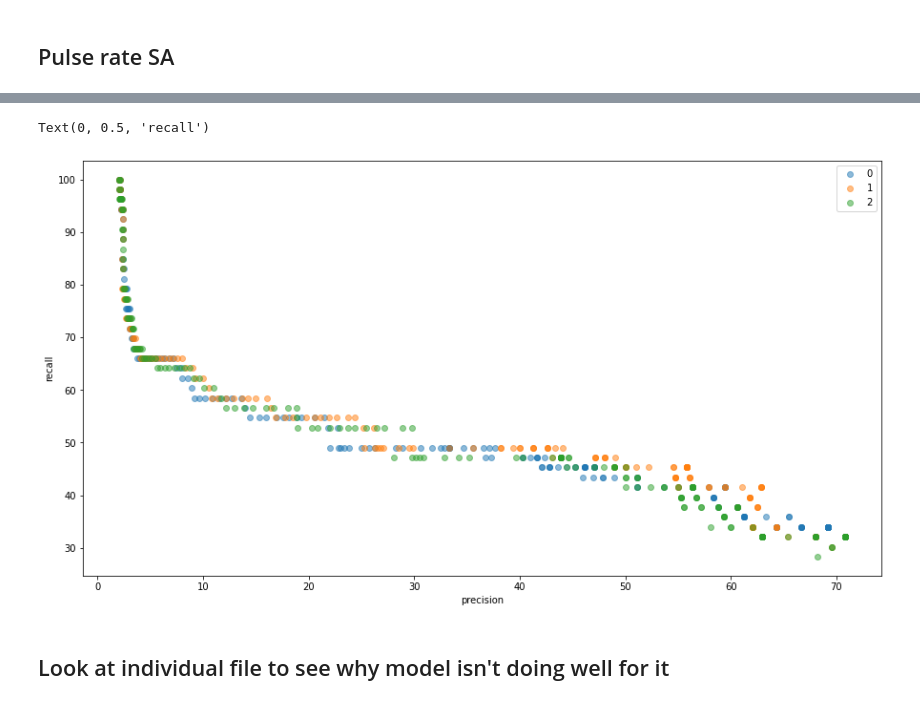
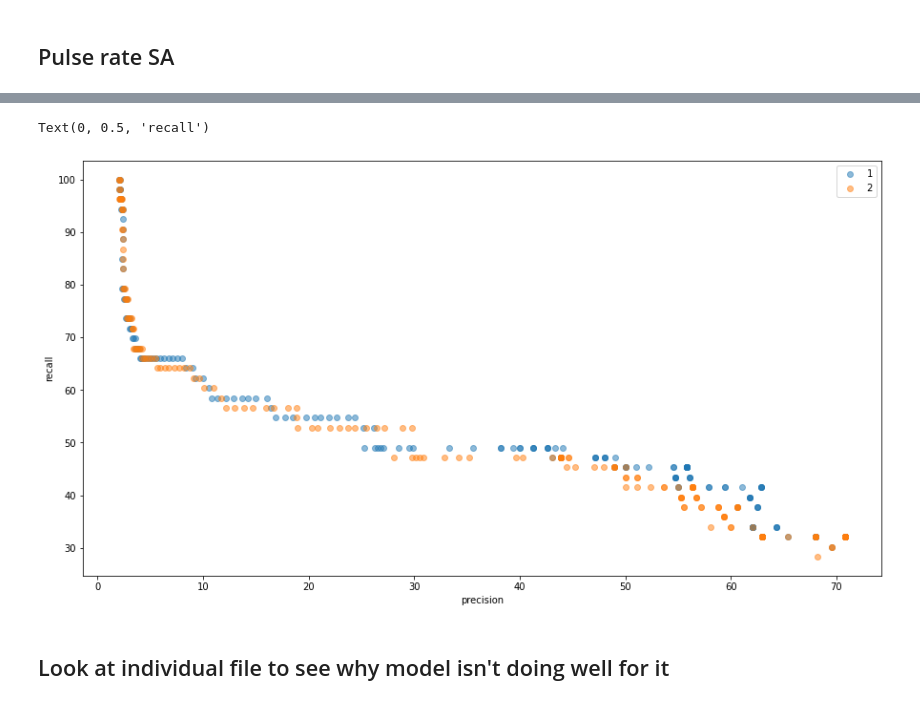
Before and after one commit to mayalapp/ga-frog-id, a Jupyter notebook: python-ribbit/data_cleaning.ipynb, the cells around one changed output, grey strips where cells are left out. Cells and saved outputs as stored; diff of their text form; code cells hidden in the pictures.

Commit message:
Organizing data cleaning for SA

```diff
--- a/python-ribbit/data_cleaning.ipynb
+++ b/python-ribbit/data_cleaning.ipynb
@@ -85,6 +85,20 @@ ich_verified_files_df['date']=pd.to_datetime(ich_verified_files_df['date'])
 # read in SA files
 sa_pulse_df = pd.read_csv("./ribbit_scores_pulse_rate_range/ribbit_scores2.csv")
 sa_pulse_df['date']=pd.to_datetime(sa_pulse_df['date'])
+
+
+# these files were labeled incorrectly in the ichaway data - there are gopher frogs in them
+# logger 5a:
+#20150205_194700
+#20150205_204700
+#20150205_214700
+
+# fix these mistakes
+temp = '/Volumes/Expansion/Frog Call Project/Calling Data/Frog Calls/ichaway_2015/5a/20150205_'
+incorrect_files =  [temp + '194700.wav', temp + '204700.wav', temp + '214700.wav']
+sa_pulse_df.loc[sa_pulse_df['file_path'].isin(incorrect_files),'Lcapito'] = 1
+ich_tr_df.loc[ich_tr_df['file_path'].isin(incorrect_files),'Lcapito'] = 1
+ich_verified_files_df.loc[ich_verified_files_df['file_path'].isin(incorrect_files),'Lcapito'] = 1
 # %%
 print("Number of verified files in Ichaway data: " + str(len(ich_tr_df)))
 print("Number of gopher frog observations in verified data: " + str(len(ich_tr_df[ich_tr_df['Lcapito'] == 1])))
@@ -116,6 +130,8 @@ def plot_rs(plot_df, score_col = 'score', cutoff = -1):
 # %% [markdown]
 ## Look at what files we got wrong
 # %%
+### Stopped working at the end of the day Friday for some reason - problem point indicated
+
 # Look at files with lowest RIBBIT scores that have documented Lcapito
 ich_tr_df[ich_tr_df['Lcapito'] == 1].sort_values(by = "score", ascending = True)
 
@@ -126,8 +142,17 @@ ich_tr_df[ich_tr_df['Lcapito'] == 0].sort_values(by = "score", ascending = False
 # List all false negatives in df
 #df = ich_verified_files_df
 df = ich_tr_df
-false_neg = df[(df['Lcapito'] == 1) & (df['score']<100)].sort_values(by = ["pond", "date"], ascending = True)
+false_neg = df[(df['Lcapito'] == 1) & (df['score']<100)].sort_values(by = ["pond", "date"], ascending = True) #Problem poin
 
-print("Number of false negatives: " + str(len(false_neg)))
-false_neg
+#print("Number of false negatives: " + str(len(false_neg)))
+#false_neg
+
+
+# List "obvious" false positives in df
+#df = ich_verified_files_df
+df = ich_tr_df
+#false_pos = df[(df['Lcapito'] == 0) & (df['score']>=100)].sort_values(by = ["pond", "date"], ascending = True) # problem point
+
+#print("Number of false positives: " + str(len(false_pos)))
+#false_pos
 # %% [output]
@@ -194,17 +201,17 @@ ich_accuracy2 = calc_accuracy(sa_pulse_df, cutoffs)
 # %%
 # plot precision and recall for pulse rate sa - looks like [12,28] is best of the options
 
 fig, ax = plt.subplots()  # a figure with a single Axes
-ax.scatter(ich_accuracy0['precision'],ich_accuracy0['recall'], alpha = 0.5, label = "0")
+#ax.scatter(ich_accuracy0['precision'],ich_accuracy0['recall'], alpha = 0.5, label = "0")
 ax.scatter(ich_accuracy1['precision'],ich_accuracy1['recall'], alpha = 0.5, label = "1") # best
 ax.scatter(ich_accuracy2['precision'],ich_accuracy2['recall'], alpha = 0.5, label = "2")
 ax.legend()
 ax.set_xlabel('precision')
 ax.set_ylabel('recall')
 #ax.set_title('RIBBIT scores')
 # %% [output]
 Text(0, 0.5, 'recall')
-[figure, old version]
+[figure, new version]
 # %% [markdown]
 ## Look at individual file to see why model isn't doing well for it
 # %%
```
Also changed, not shown: parts of 3 cells of this notebook.
